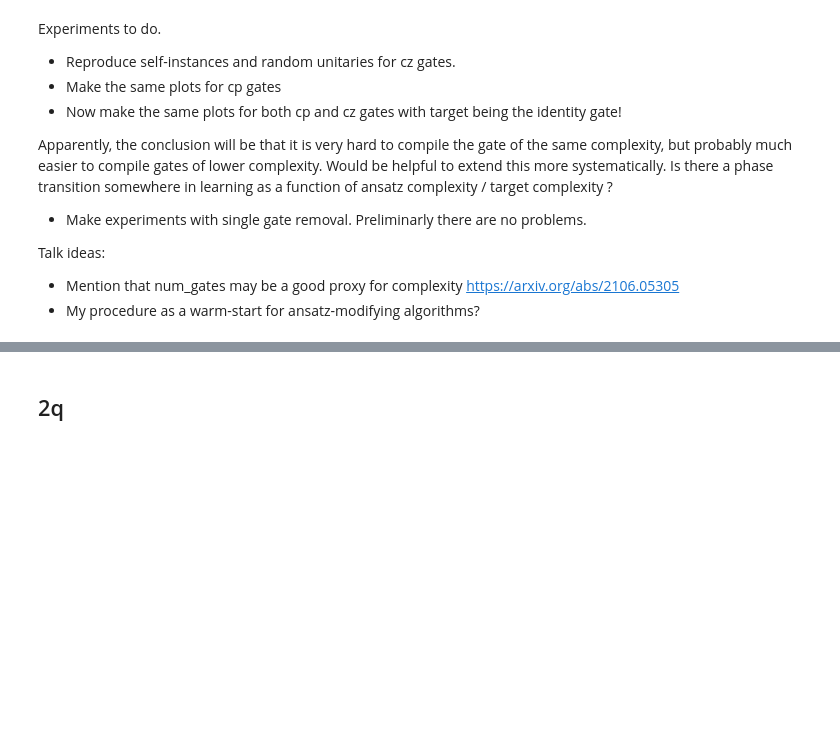
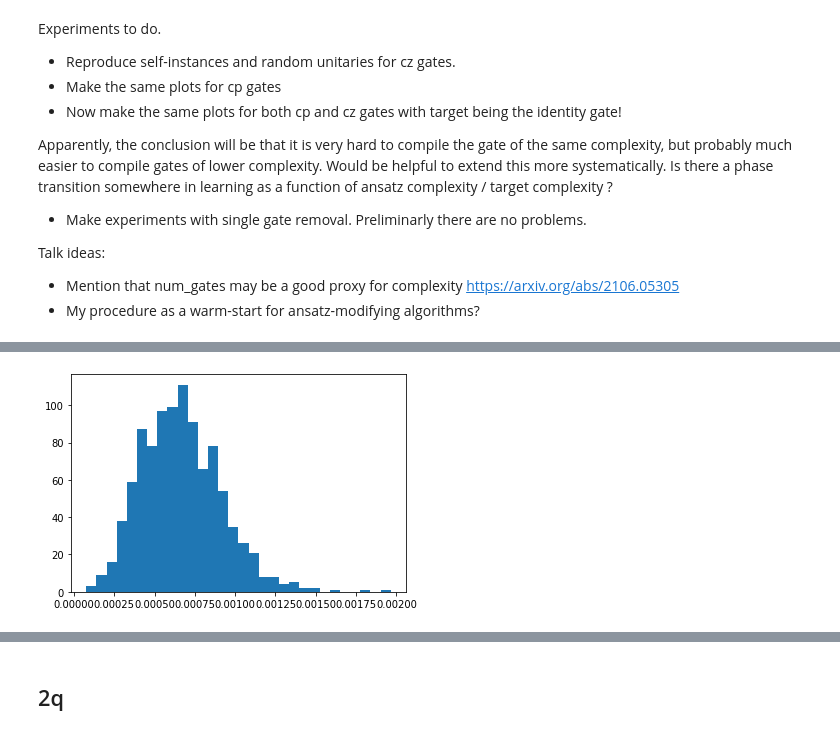
Before and after one commit to idnm/quantum_traps, a Jupyter notebook: experiments.ipynb, the cells around one changed output, grey strips where cells are left out. Saved outputs shown, nothing was run; the diff lists cells and outputs as text; code cells hidden in the pictures; blank space fills up the shorter version.

```diff
--- a/experiments.ipynb
+++ b/experiments.ipynb
@@ -68,0 +96,4 @@ experiment.plot_success_ratios(min_loss=-1e-6)
+# %%
+plt.hist(np.array(cp_identity.results[51, 0].all_best_losses), bins=30);
+# %% [output]
+[figure, added]
```
Also changed, not shown: parts of 16 cells of this notebook, 6 other files.
